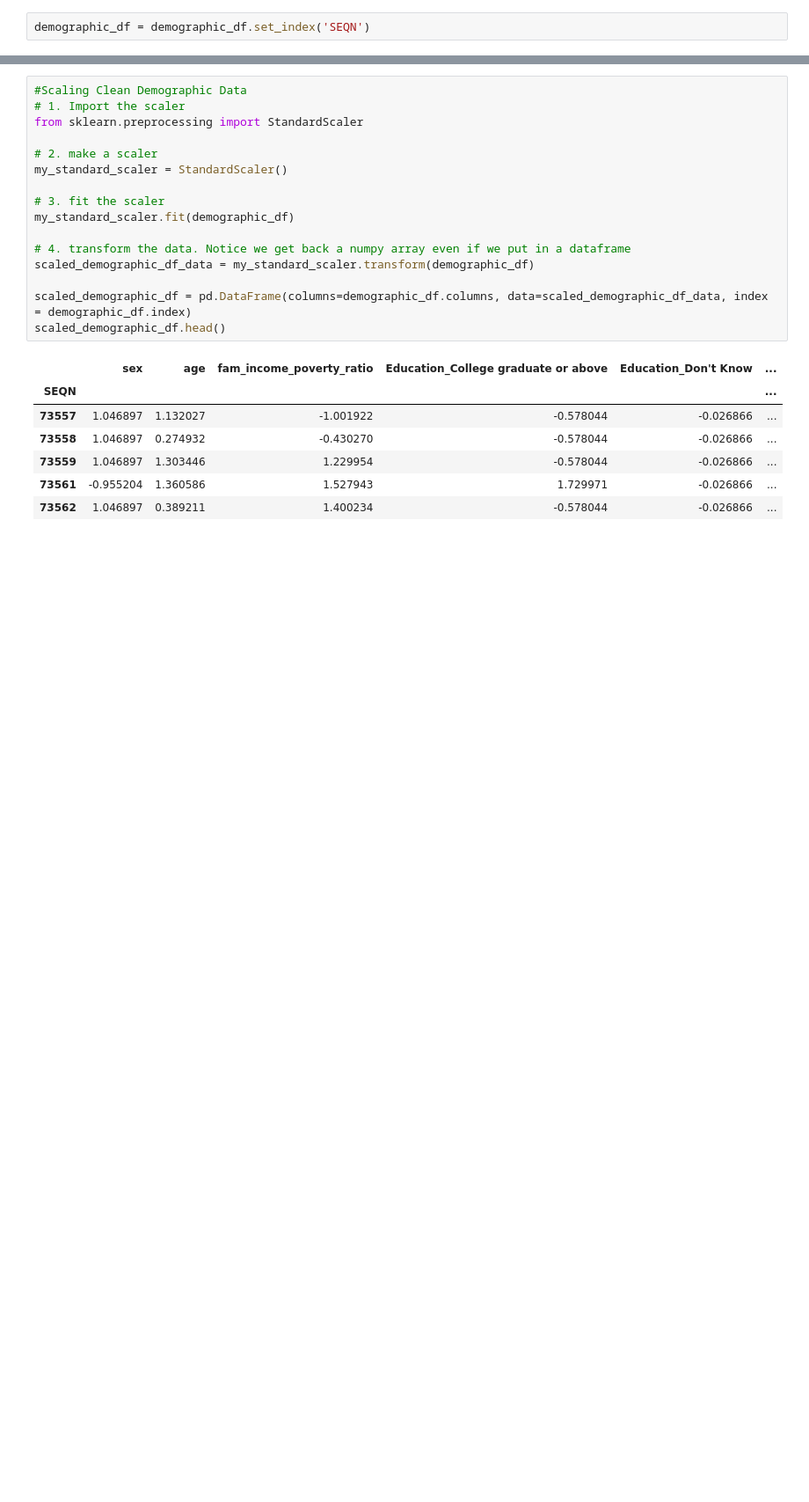
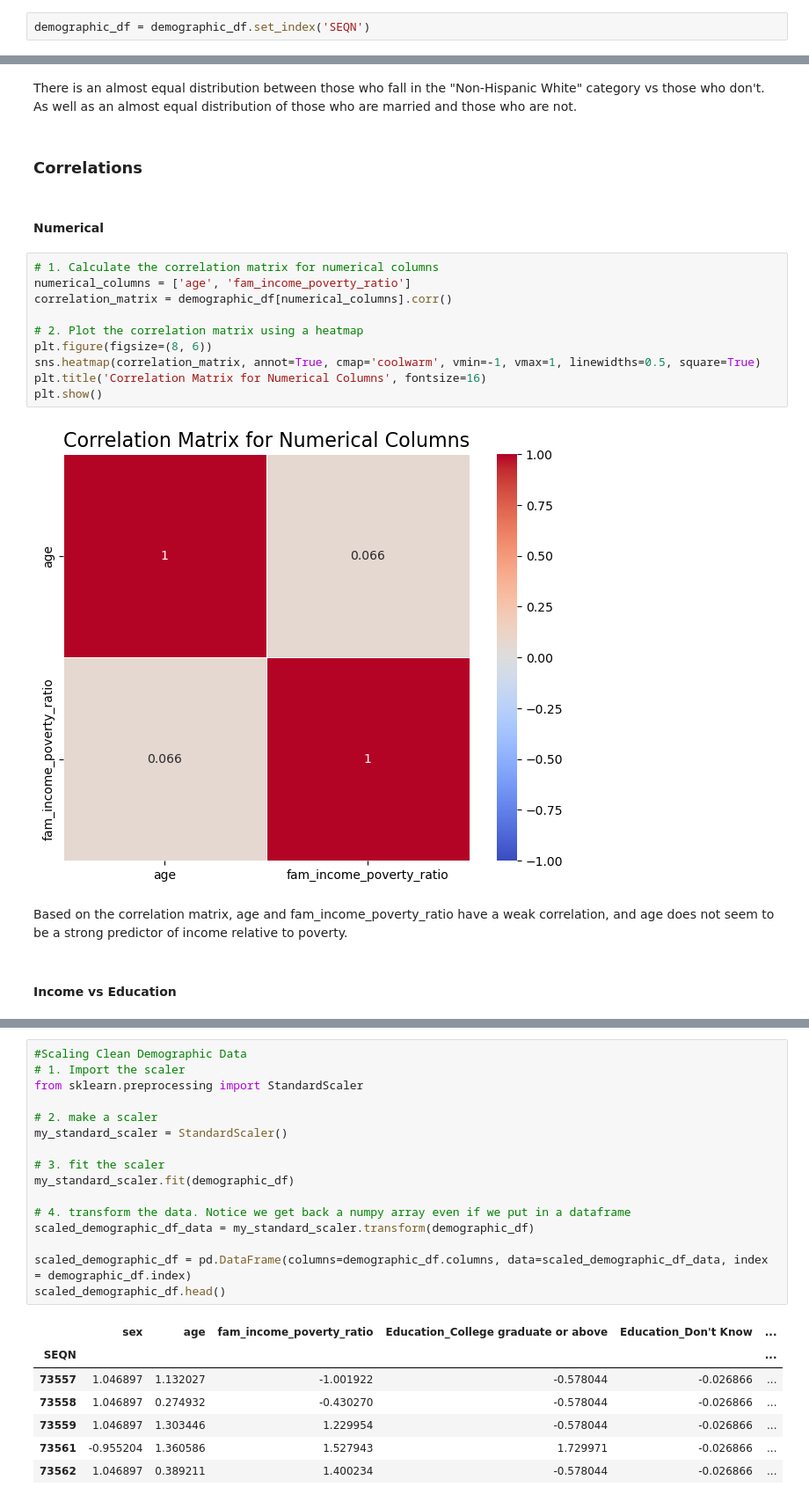
Before and after one commit to ysouffront1/CapstoneJulyNYC, a Jupyter notebook: Notebooks/NHANES_EDA.ipynb, the cells around one changed output, grey strips where cells are left out. Shown at 88% size. Drawn from its saved outputs; the diff is of its cells as text; blank space fills up the shorter version.

```diff
--- a/Notebooks/NHANES_EDA.ipynb
+++ b/Notebooks/NHANES_EDA.ipynb
@@ -49,0 +86,22 @@ demographic_df
+# %% [markdown]
+There is an almost equal distribution between those who fall in the "Non-Hispanic White" category vs those who don't. As well as an almost equal distribution of those who are married and those who are not.
+# %% [markdown]
+### Correlations
+# %% [markdown]
+#### Numerical
+# %%
+# 1. Calculate the correlation matrix for numerical columns
+numerical_columns = ['age', 'fam_income_poverty_ratio']
+correlation_matrix = demographic_df[numerical_columns].corr()
+
+# 2. Plot the correlation matrix using a heatmap
+plt.figure(figsize=(8, 6))
+sns.heatmap(correlation_matrix, annot=True, cmap='coolwarm', vmin=-1, vmax=1, linewidths=0.5, square=True)
+plt.title('Correlation Matrix for Numerical Columns', fontsize=16)
+plt.show()
+# %% [output]
+[figure, added]
+# %% [markdown]
+Based on the correlation matrix, age and fam_income_poverty_ratio have a weak correlation, and age does not seem to be a strong predictor of income relative to poverty.
+# %% [markdown]
+#### Income vs Education
```
Also changed, not shown: parts of 121 cells of this notebook.
